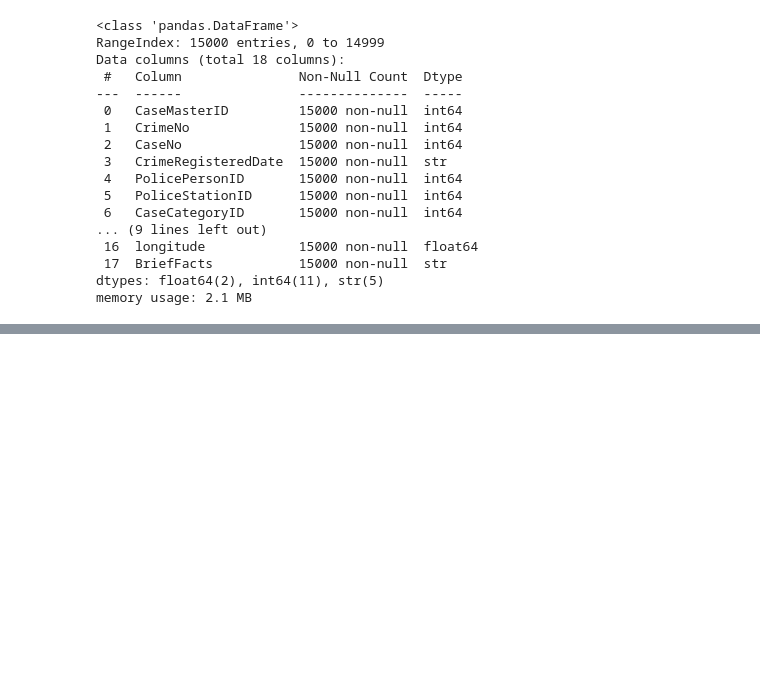
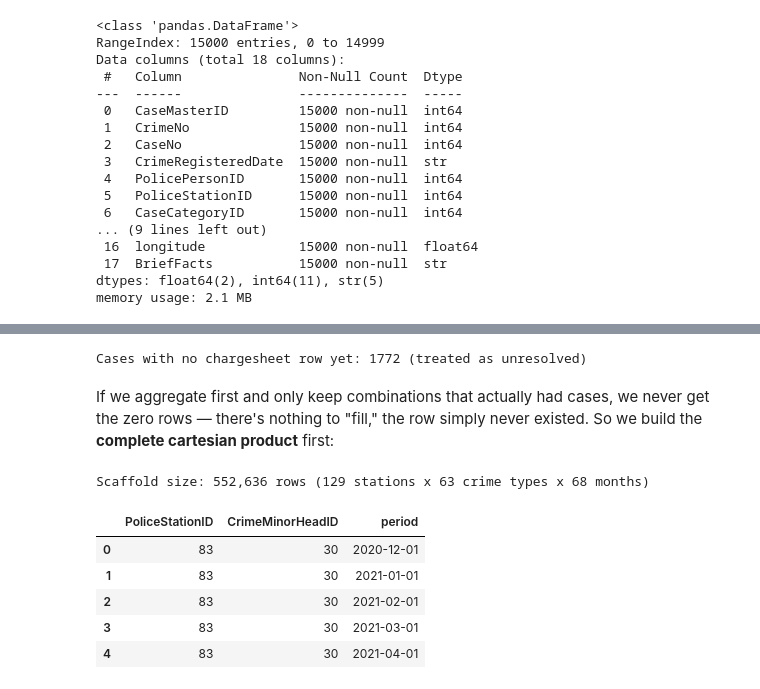
Before and after one commit to ashtonmascarenhas05-spec/AI-Driven_Crime_Analytics_And_Visualization, a Jupyter notebook: dataset/training_data/timeseries_counts.ipynb, the cells around one changed output, grey strips where cells are left out. Cells and saved outputs as stored; diff of their text form; code cells hidden in the pictures; blank space fills up the shorter version.

```diff
--- a/dataset/training_data/timeseries_counts.ipynb
+++ b/dataset/training_data/timeseries_counts.ipynb
@@ -70,0 +96,36 @@ ValueError: Unexpected value for 'dtype': 'datetime64[M]'. Must be 'datetime64[s
+# %%
+cs_latest = cs.sort_values("csdate").groupby("CaseMasterID", as_index=False).last()
+
+cm = cm.merge(cs_latest[["CaseMasterID", "cstype"]], on="CaseMasterID", how="left")
+
+n_no_chargesheet = cm["cstype"].isnull().sum()
+print(f"Cases with no chargesheet row yet: {n_no_chargesheet} (treated as unresolved)")
+
+cm["is_resolved"] = (cm["cstype"] == "A").astype(int)
+# %% [output]
+Cases with no chargesheet row yet: 1772 (treated as unresolved)
+# %% [markdown]
+If we aggregate first and only keep combinations that actually had cases,
+we never get the zero rows — there's nothing to "fill," the row simply
+never existed. So we build the **complete cartesian product** first:
+# %%
+all_stations = cm["PoliceStationID"].unique()
+all_crimes = cm["CrimeMinorHeadID"].unique()
+full_range = pd.date_range(cm["period"].min(), cm["period"].max(), freq="MS")
+
+scaffold = pd.MultiIndex.from_product(
+    [all_stations, all_crimes, full_range],
+    names=["PoliceStationID", "CrimeMinorHeadID", "period"]
+).to_frame(index=False)
+
+print(f"Scaffold size: {len(scaffold):,} rows "
+      f"({len(all_stations)} stations x {len(all_crimes)} crime types x {len(full_range)} months)")
+scaffold.head()
+# %% [output]
+Scaffold size: 552,636 rows (129 stations x 63 crime types x 68 months)
+|  | PoliceStationID | CrimeMinorHeadID | period |
+| 0 | 83 | 30 | 2020-12-01 |
+| 1 | 83 | 30 | 2021-01-01 |
+| 2 | 83 | 30 | 2021-02-01 |
+| 3 | 83 | 30 | 2021-03-01 |
+| 4 | 83 | 30 | 2021-04-01 |
```
Also changed, not shown: parts of 20 cells of this notebook, 2 other files.
